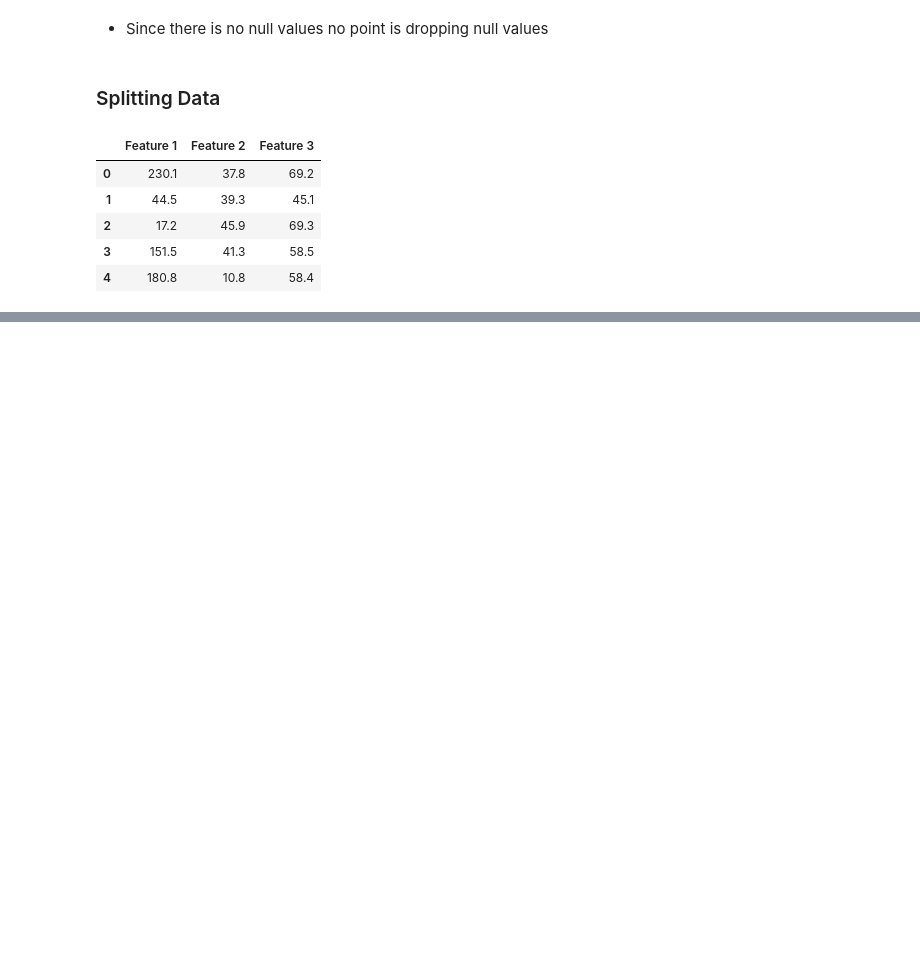
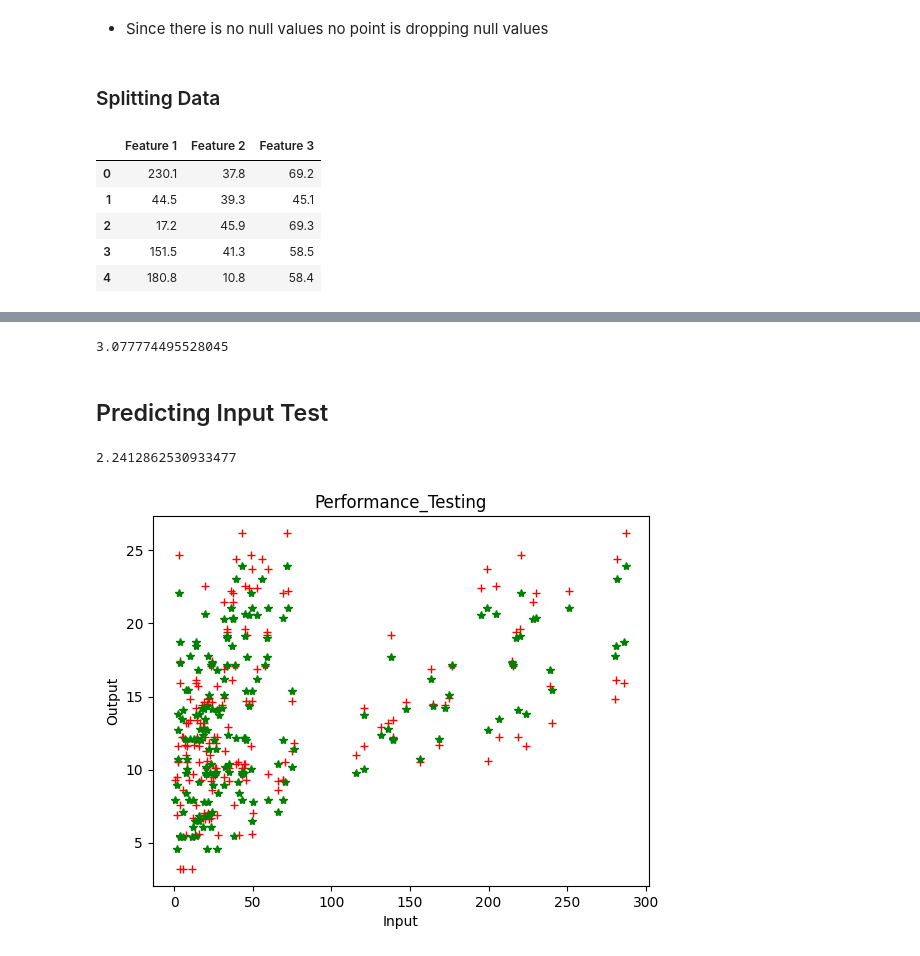
Before and after one commit to vishwajeet02/Machine_Learning_GFG, a Jupyter notebook: Multiple_Linear_regression/MULTI_LR.ipynb, the cells around one changed output, grey strips where cells are left out. Drawn from its saved outputs; the diff is of its cells as text; code cells hidden in the pictures; blank space fills up the shorter version.

```diff
--- a/Multiple_Linear_regression/MULTI_LR.ipynb
+++ b/Multiple_Linear_regression/MULTI_LR.ipynb
@@ -69,4 +69,4 @@ x.head()
 y = data.loc[:,output_col]
 # %%
 from sklearn.model_selection import train_test_split
-x_train,x_test,y_train,y_test =
+x_train,x_test,y_train,y_test = train_test_split(x,y,test_size=0.30,random_state = 43)
@@ -72,0 +87,3 @@ x_train,x_test,y_train,y_test =
+# %%
+lr = LinearRegression()
+lr.fit(x_train,y_train)
@@ -72,0 +96,8 @@ x_train,x_test,y_train,y_test =
+# %%
+lr.intercept_
+# %% [output]
+3.077774495528045
+# %% [markdown]
+## Predicting Input Test
+# %%
+predicted_value = lr.predict(x_test)
@@ -72,0 +106,15 @@ x_train,x_test,y_train,y_test =
+# %%
+cost = mean_squared_error(y_test,predicted_value)
+cost
+# %% [output]
+2.2412862530933477
+# %%
+plt.plot(x_test,y_test,"+",color = 'red')
+plt.plot(x_test,predicted_value,"*",color = 'green')
+plt.title("Performance_Testing")
+plt.xlabel("Input")
+plt.xticks(np.linspace(1, 500, 10))
+plt.ylabel("Output")
+plt.show()
+# %% [output]
+[figure, added]
```
Also changed, not shown: parts of 8 cells of this notebook.
